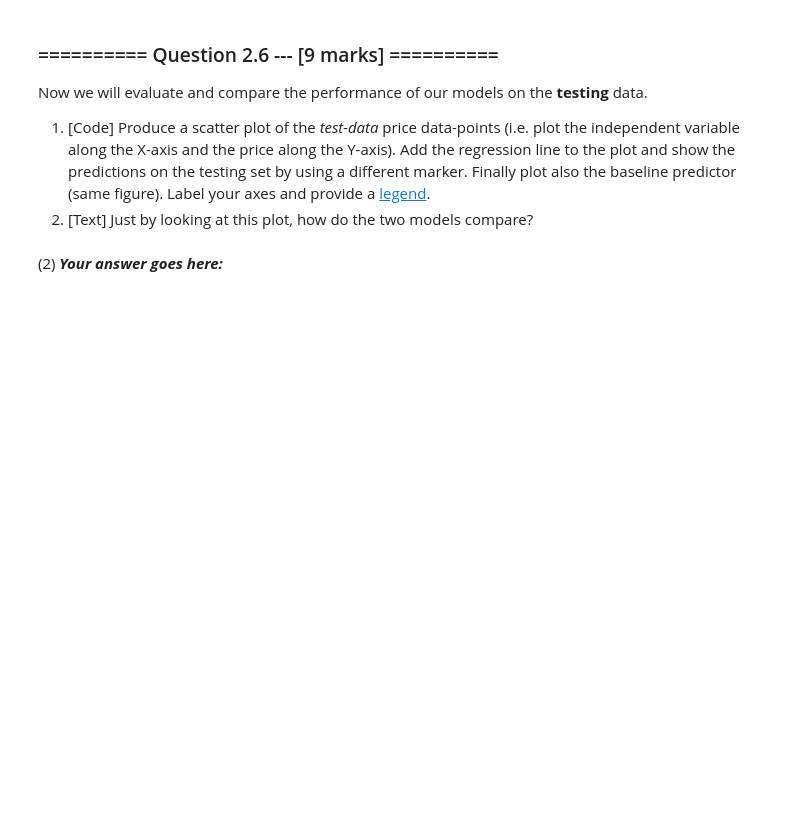
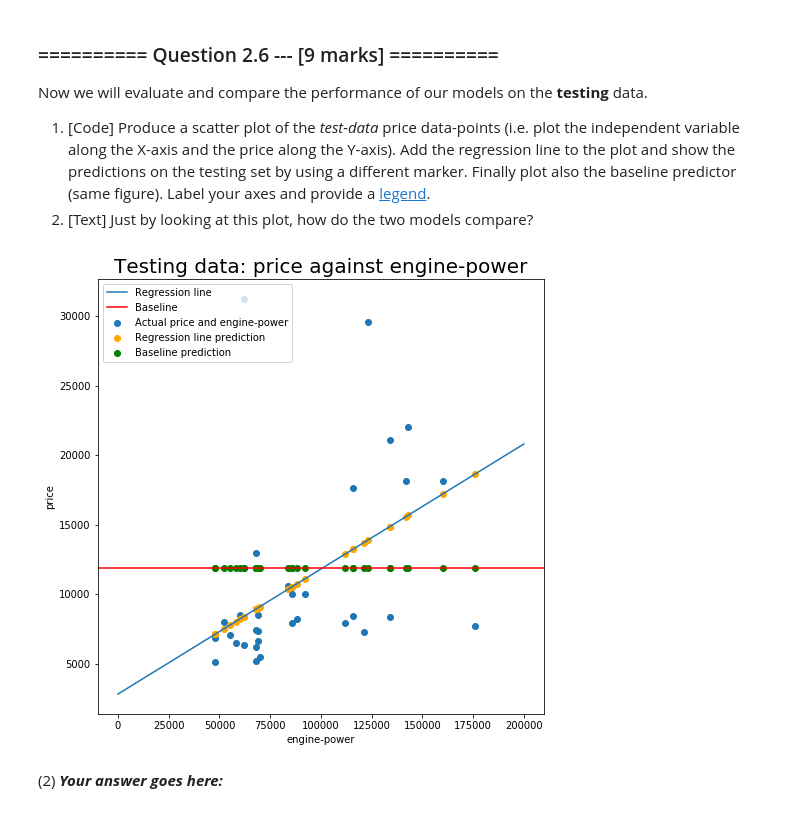
Before and after one commit to Battery233/IAML2018, a Jupyter notebook: Assignments/02_LinearRegression.ipynb, the cells around one changed output. Cells and saved outputs as stored; diff of their text form; code cells hidden in the pictures; blank space fills up the shorter version.

```diff
--- a/Assignments/02_LinearRegression.ipynb
+++ b/Assignments/02_LinearRegression.ipynb
@@ -296,0 +300,8 @@ We want to prepare our dataset for training/testing. Extract the dependent varia
+# %%
+# Your Code goes here:
+data_copy = auto_numeric.copy(deep=True)
+X = data_copy['engine-power']
+y = data_copy['price']
+X = X.values.reshape(X.shape[0],1)
+X_train, X_test, y_train, y_test = train_test_split(X, y, train_size=0.8, test_size=0.2, random_state=0)
+print("X_train.shape:{}\nX_test.shape:{}\ny_train.shape:{}\ny_test.shape:{}".format(X_train.shape,X_test.shape, y_train.shape, y_test.shape))
@@ -312,0 +331,5 @@ Now we want to build a simple linear regression model. We will use Scikit-learn'
+# %%
+# (1) # Your Code goes here:
+lr_model = LinearRegression(fit_intercept=True, normalize=True, copy_X=True, n_jobs=1)
+lr_model.fit(X_train,y_train)
+print("The weights of the function is: {:.4f}".format(lr_model.coef_[0]))
@@ -322,3 +347,19 @@ Now we will evaluate and compare the performance of our models on the **testing*
+# %%
+# (1) # Your Code goes here:
+plt.figure(figsize=(8,8))
+plt.scatter(X_test, y_test,label = "Actual price and engine-power")
+plt.scatter(X_test, lr_model.predict(X_test), color='orange',label = "Regression line prediction")
+plt.plot(lr_model.coef_[0]*x + lr_model.intercept_,linestyle='-',label = "Regression line")
+mean_array = np.full(X_test.shape[0],np.mean(y_train))
+plt.scatter(X_test, mean_array, color = 'green',label = "Baseline prediction")
+plt.axhline(y=np.mean(y_train), color='red', linestyle='-',label = "Baseline")
+plt.xlabel('engine-power')
+plt.ylabel('price')
+plt.title("Testing data: price against engine-power", size=20)
+plt.legend(loc='upper left')
+plt.show()
+# %% [output]
+[figure, added]
 # %% [markdown]
 (2) ***Your answer goes here:***
 # %% [markdown]
```
Also changed, not shown: parts of 11 cells of this notebook.
